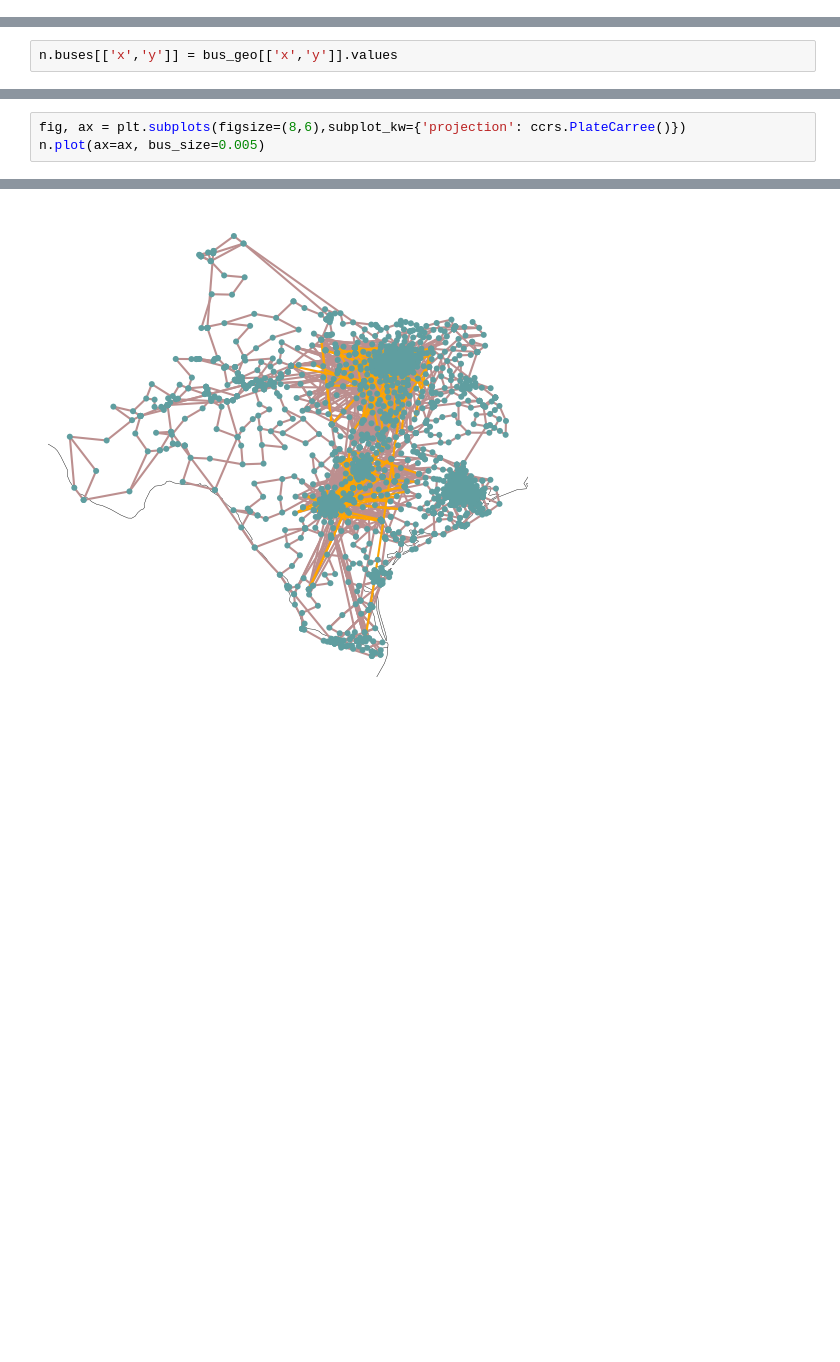
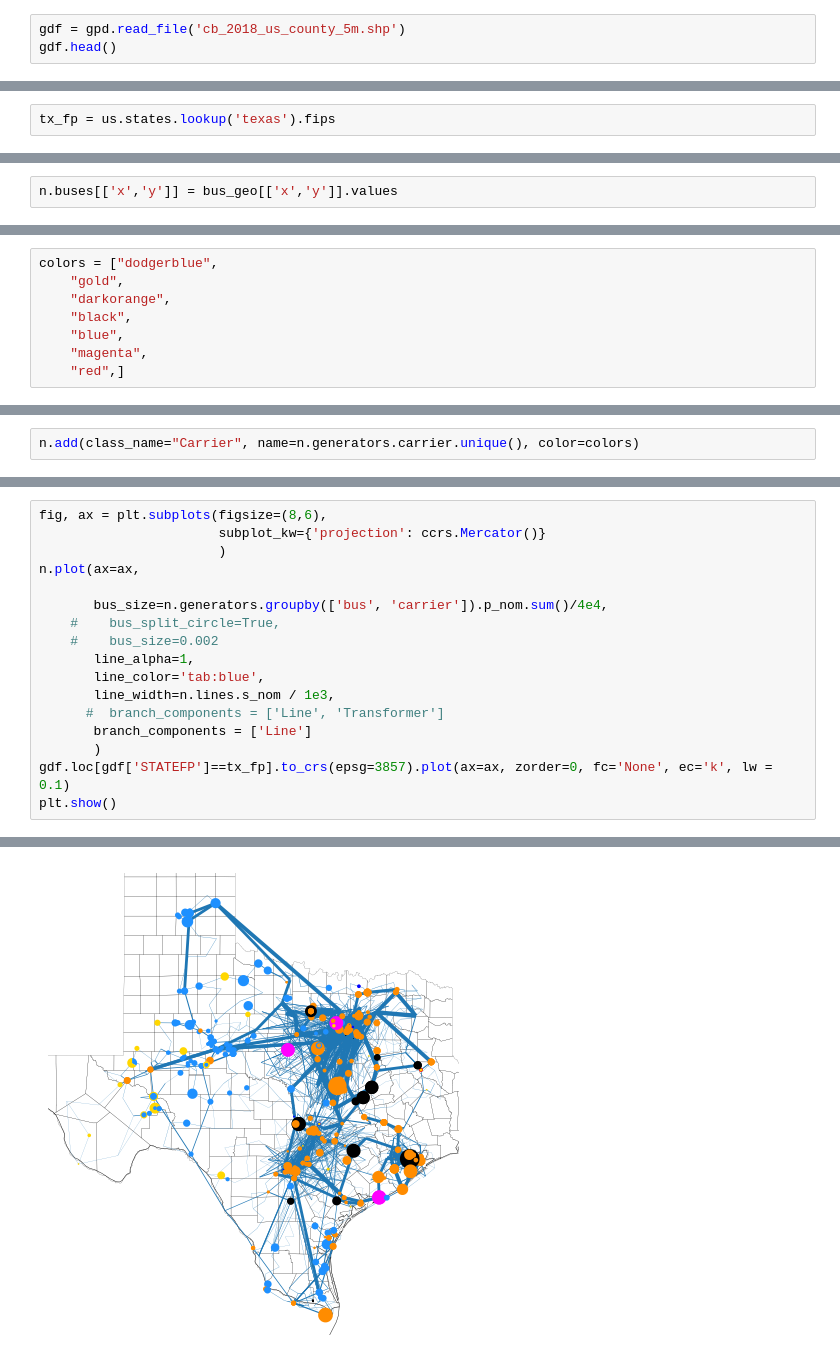
Before and after one commit to samgdotson/energy-lab, a Jupyter notebook: 2021-TX-Power-Outage/notebooks/test_loadcase.ipynb, the cells around one changed output, grey strips where cells are left out. Drawn from its saved outputs; the diff is of its cells as text; blank space fills up the shorter version.

```diff
--- a/2021-TX-Power-Outage/notebooks/test_loadcase.ipynb
+++ b/2021-TX-Power-Outage/notebooks/test_loadcase.ipynb
@@ -18,0 +35,3 @@ import cartopy.crs as ccrs
+# %%
+gdf = gpd.read_file('cb_2018_us_county_5m.shp')
+gdf.head()
@@ -18,0 +65,2 @@ import cartopy.crs as ccrs
+# %%
+tx_fp = us.states.lookup('texas').fips
@@ -70,0 +146,8 @@ n.buses[['x','y']] = bus_geo[['x','y']].values
+# %%
+colors = ["dodgerblue",
+    "gold",
+    "darkorange",
+    "black",
+    "blue",
+    "magenta",
+    "red",]
@@ -70,0 +159,2 @@ n.buses[['x','y']] = bus_geo[['x','y']].values
+# %%
+n.add(class_name="Carrier", name=n.generators.carrier.unique(), color=colors)
@@ -71,4 +276,18 @@ n.buses[['x','y']] = bus_geo[['x','y']].values
 # %%
-fig, ax = plt.subplots(figsize=(8,6),subplot_kw={'projection': ccrs.PlateCarree()})
-n.plot(ax=ax, bus_size=0.005)
+fig, ax = plt.subplots(figsize=(8,6),
+                       subplot_kw={'projection': ccrs.Mercator()}
+                       )
+n.plot(ax=ax,
+
+       bus_size=n.generators.groupby(['bus', 'carrier']).p_nom.sum()/4e4,
+    #    bus_split_circle=True,
+    #    bus_size=0.002
+       line_alpha=1,
+       line_color='tab:blue',
+       line_width=n.lines.s_nom / 1e3,
+      #  branch_components = ['Line', 'Transformer']
+       branch_components = ['Line']
+       )
+gdf.loc[gdf['STATEFP']==tx_fp].to_crs(epsg=3857).plot(ax=ax, zorder=0, fc='None', ec='k', lw = 0.1)
+plt.show()
 # %% [output]
@@ -79 +294 @@ n.plot(ax=ax, bus_size=0.005)
-[figure, old version]
+[figure, new version]
```
Also changed, not shown: parts of 29 cells of this notebook, 4 other files.
